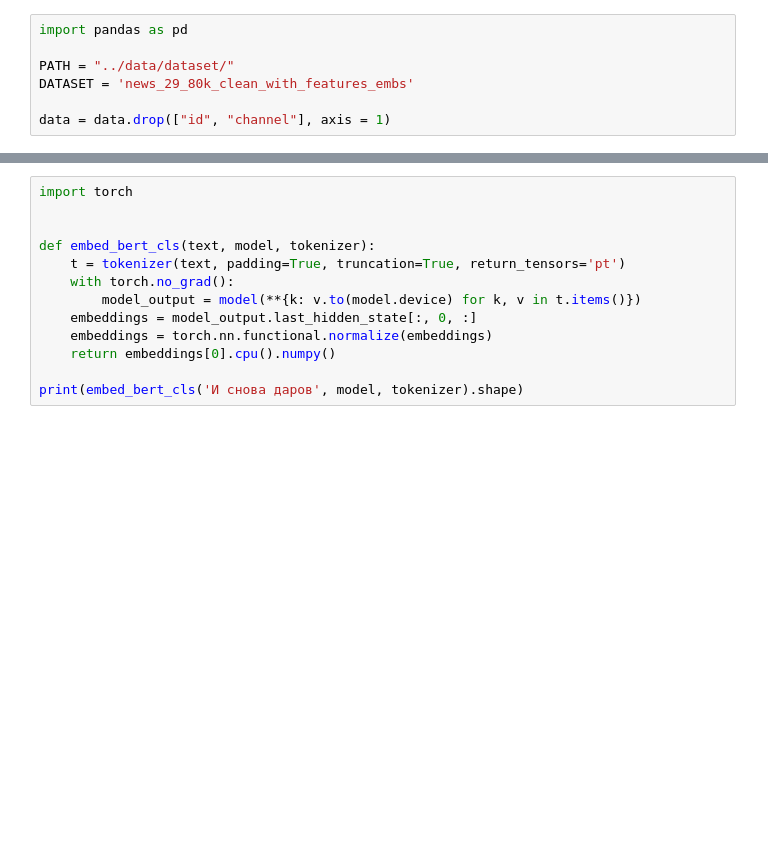
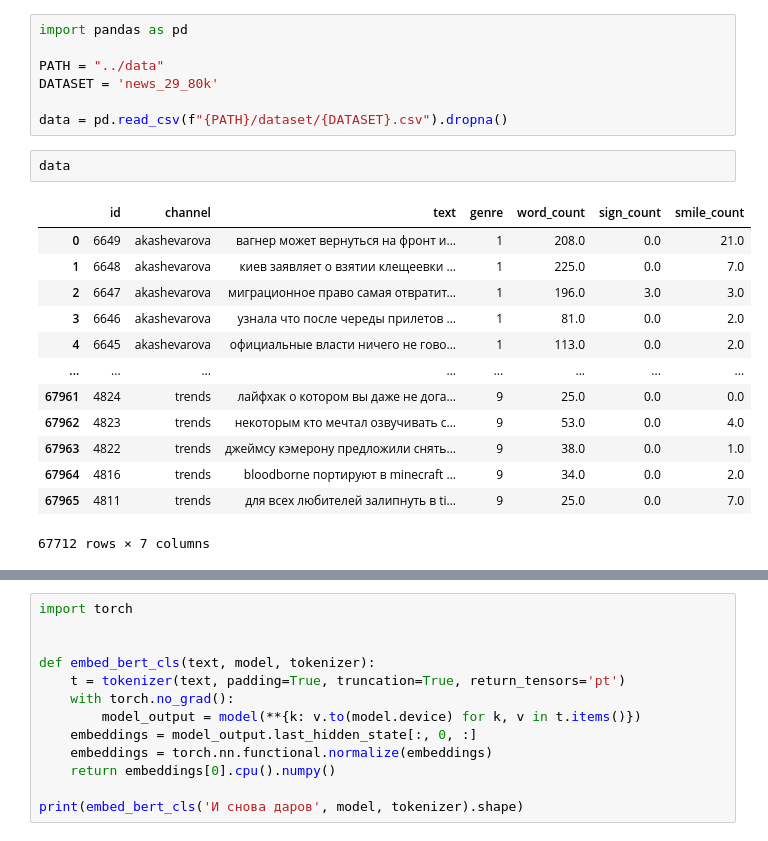
Before and after one commit to DrXlor/aiNews, a Jupyter notebook: pipeline/get_embeddings.ipynb, the cells around one changed output, grey strips where cells are left out. Drawn from its saved outputs; the diff is of its cells as text; blank space fills up the shorter version.

```diff
--- a/pipeline/get_embeddings.ipynb
+++ b/pipeline/get_embeddings.ipynb
@@ -1,10 +1,26 @@
 # %%
 import pandas as pd
 
-PATH = "../data/dataset/"
-DATASET = 'news_29_80k_clean_with_features_embs'
+PATH = "../data"
+DATASET = 'news_29_80k'
 
-data = data.drop(["id", "channel"], axis = 1)
+data = pd.read_csv(f"{PATH}/dataset/{DATASET}.csv").dropna()
+# %%
+data
+# %% [output]
+|  | id | channel | text | genre | word_count | sign_count | smile_count |
+| 0 | 6649 | akashevarova | вагнер может вернуться на фронт и... | 1 | 208.0 | 0.0 | 21.0 |
+| 1 | 6648 | akashevarova | киев заявляет о взятии клещеевки ... | 1 | 225.0 | 0.0 | 7.0 |
+| 2 | 6647 | akashevarova | миграционное право самая отвратит... | 1 | 196.0 | 3.0 | 3.0 |
+| 3 | 6646 | akashevarova | узнала что после череды прилетов ... | 1 | 81.0 | 0.0 | 2.0 |
+| 4 | 6645 | akashevarova | официальные власти ничего не гово... | 1 | 113.0 | 0.0 | 2.0 |
+| ... | ... | ... | ... | ... | ... | ... | ... |
+| 67961 | 4824 | trends | лайфхак о котором вы даже не дога... | 9 | 25.0 | 0.0 | 0.0 |
+| 67962 | 4823 | trends | некоторым кто мечтал озвучивать с... | 9 | 53.0 | 0.0 | 4.0 |
+| 67963 | 4822 | trends | джеймсу кэмерону предложили снять... | 9 | 38.0 | 0.0 | 1.0 |
+| 67964 | 4816 | trends | bloodborne портируют в minecraft ... | 9 | 34.0 | 0.0 | 2.0 |
+| 67965 | 4811 | trends | для всех любителей залипнуть в ti... | 9 | 25.0 | 0.0 | 7.0 |
+67712 rows × 7 columns
 # %%
 from transformers import RobertaTokenizerFast
 from transformers import AutoTokenizer, AutoModel
```
Also changed, not shown: parts of 1 cell of this notebook, 4 other files.
